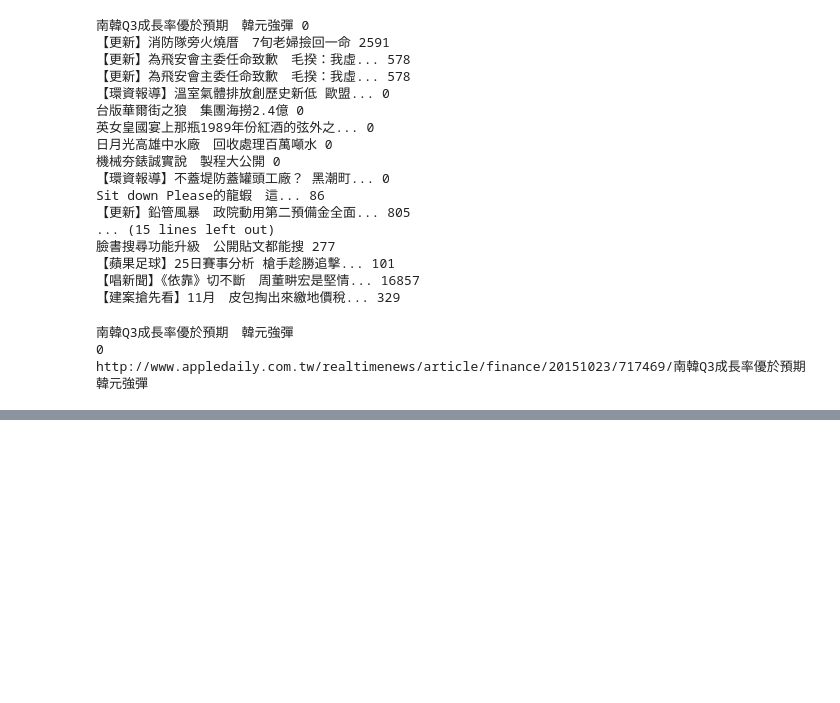
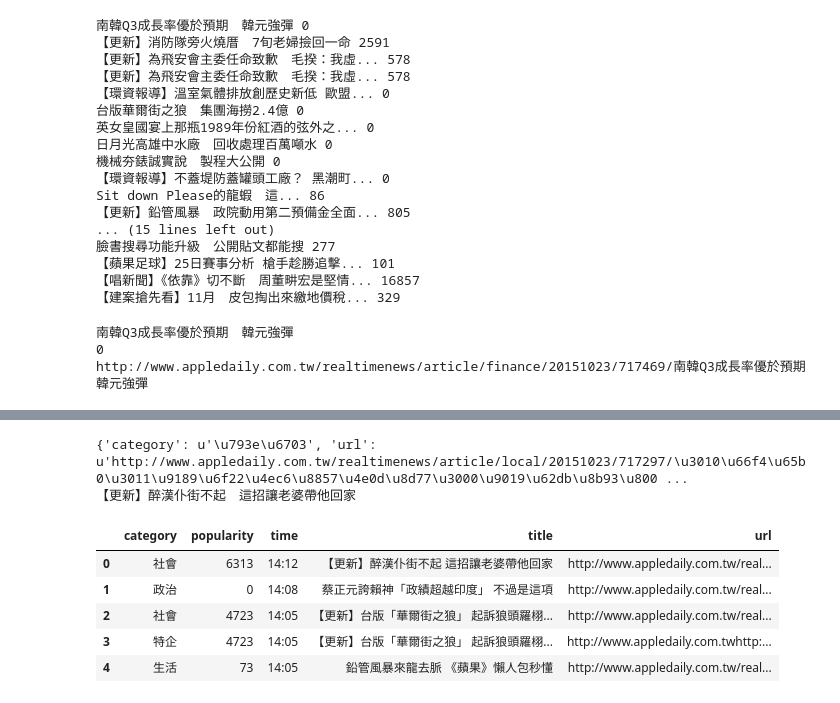
Before and after one commit to ywchiu/twmtm, a Jupyter notebook: 20151023Demo.ipynb, the cells around one changed output, grey strips where cells are left out. Saved outputs shown, nothing was run; the diff lists cells and outputs as text; code cells hidden in the pictures; blank space fills up the shorter version.

```diff
--- a/20151023Demo.ipynb
+++ b/20151023Demo.ipynb
@@ -391,0 +397,17 @@ print len(newsary)
+# %%
+print newsary[0]
+print newsary[0]['title']
+# %% [output]
+{'category': u'\u793e\u6703', 'url': u'http://www.appledaily.com.tw/realtimenews/article/local/20151023/717297/\u3010\u66f4\u65b0\u3011\u9189\u6f22\u4ec6\u8857\u4e0d\u8d77\u3000\u9019\u62db\u8b93\u800 ...
+【更新】醉漢仆街不起　這招讓老婆帶他回家
+# %%
+import pandas as pd
+newspd = pd.DataFrame(newsary)
+newspd.head()
+# %% [output]
+|  | category | popularity | time | title | url |
+| 0 | 社會 | 6313 | 14:12 | 【更新】醉漢仆街不起 這招讓老婆帶他回家 | http://www.appledaily.com.tw/real... |
+| 1 | 政治 | 0 | 14:08 | 蔡正元誇賴神「政績超越印度」 不過是這項 | http://www.appledaily.com.tw/real... |
+| 2 | 社會 | 4723 | 14:05 | 【更新】台版「華爾街之狼」 起訴狼頭羅栩... | http://www.appledaily.com.tw/real... |
+| 3 | 特企 | 4723 | 14:05 | 【更新】台版「華爾街之狼」 起訴狼頭羅栩... | http://www.appledaily.com.twhttp:... |
+| 4 | 生活 | 73 | 14:05 | 鉛管風暴來龍去脈 《蘋果》懶人包秒懂 | http://www.appledaily.com.tw/real... |
```
Also changed, not shown: parts of 10 cells of this notebook.
